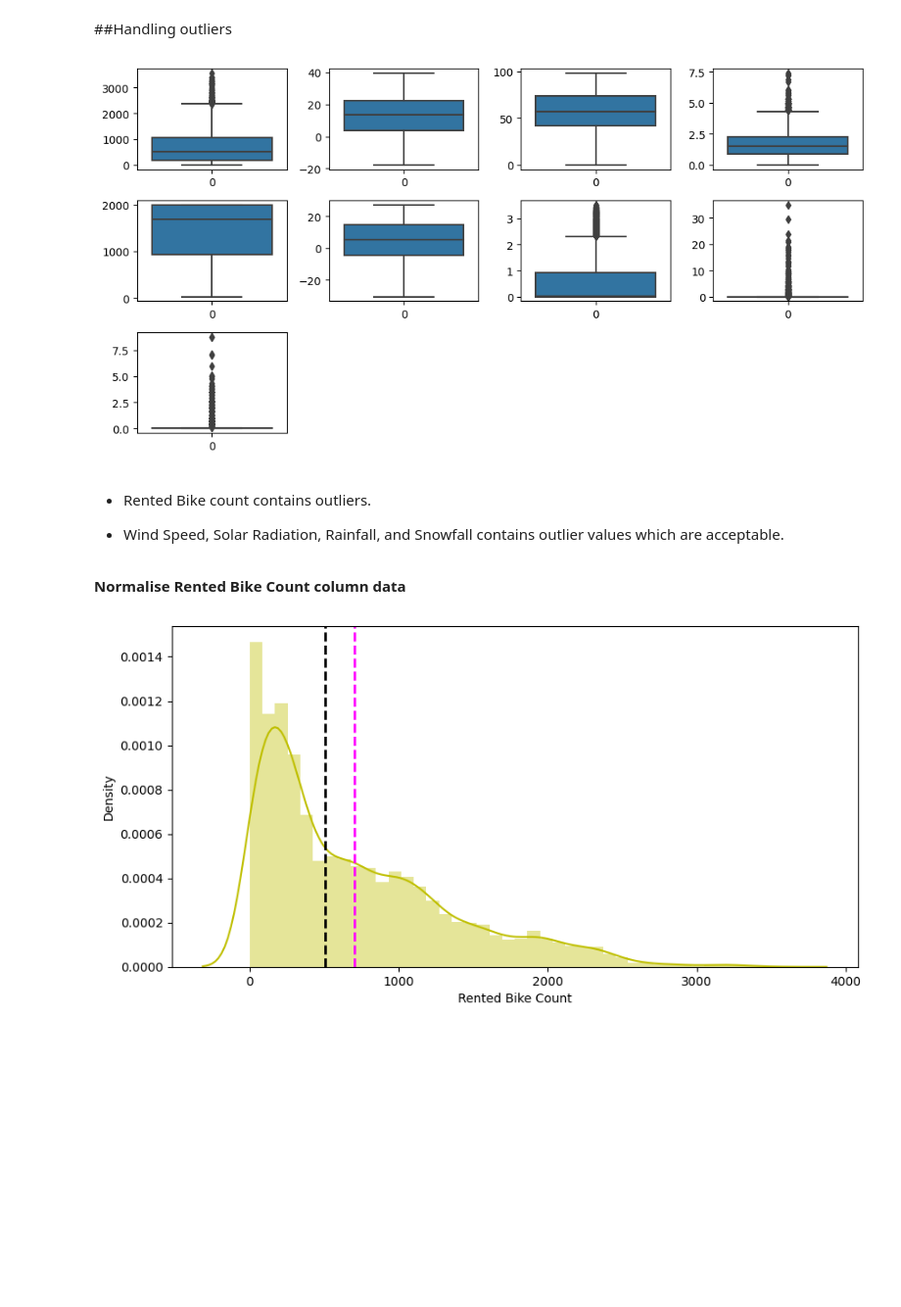
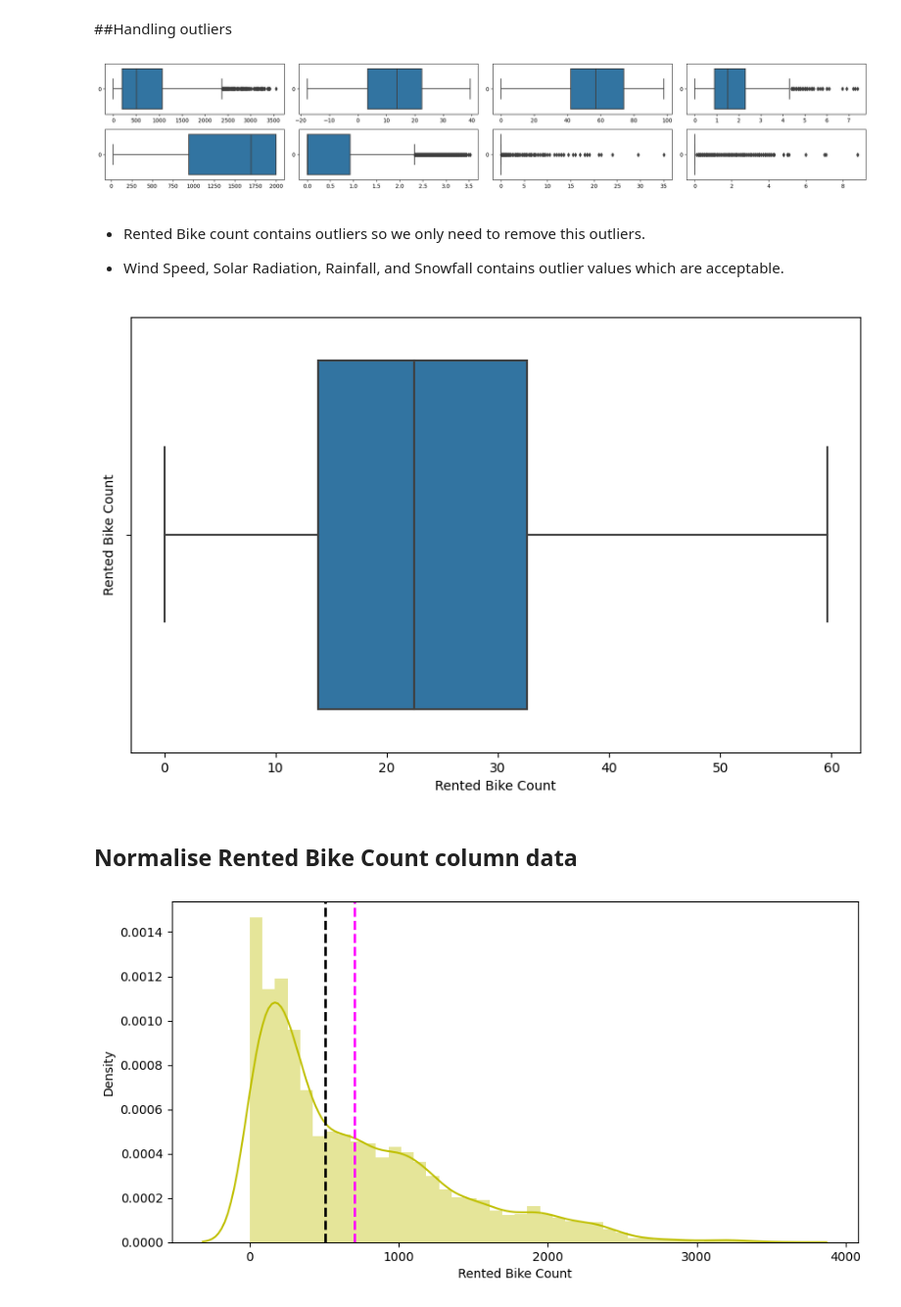
Before and after one commit to Bhoomikadayal/casptone-project---2-Regression, a Jupyter notebook: Bike_Sharing_Demand_Remake.ipynb, the cells around one changed output. Shown at 98% size. Drawn from its saved outputs; the diff is of its cells as text; code cells hidden in the pictures; blank space fills up the shorter version.

```diff
--- a/Bike_Sharing_Demand_Remake.ipynb
+++ b/Bike_Sharing_Demand_Remake.ipynb
@@ -560,24 +557,33 @@ for col in numerical_features:
 # %%
 # looking for outliers of every feature of dataset with the help of boxplot
 import warnings
 warnings.simplefilter(action='ignore',category=FutureWarning)
-plt.figure(figsize = (10, 10))
-num_it= 1
+plt.figure(figsize = (20, 10))
+num_it = 1
 
 for col in df.describe().columns:
     plt.subplot(6,4,num_it)
-    sns.boxplot(df[col])
+    sns.boxplot(df[col],  orient='h')
     num_it+=1
 
 plt.tight_layout()
 # %% [output]
-[figure, old version]
+[figure, new version]
 # %% [markdown]
-* Rented Bike count contains outliers.
+* Rented Bike count contains outliers so we only need to remove this outliers.
 
 * Wind Speed, Solar Radiation, Rainfall, and Snowfall contains outlier values which are acceptable.
+# %%
+# After applying square root on Rented Bike Count check whether we still have outliers
+plt.figure(figsize=(10,6))
+
+plt.ylabel('Rented Bike Count')
+sns.boxplot(x=np.sqrt(df['Rented Bike Count']))
+plt.show()
+# %% [output]
+[figure, added]
 # %% [markdown]
-**Normalise Rented Bike Count column data**
+## **Normalise Rented Bike Count column data**
 # %%
 # Distribution plot of Rented Bike Count
 plt.figure(figsize=(10,5))
```
Also changed, not shown: parts of 64 cells of this notebook.
